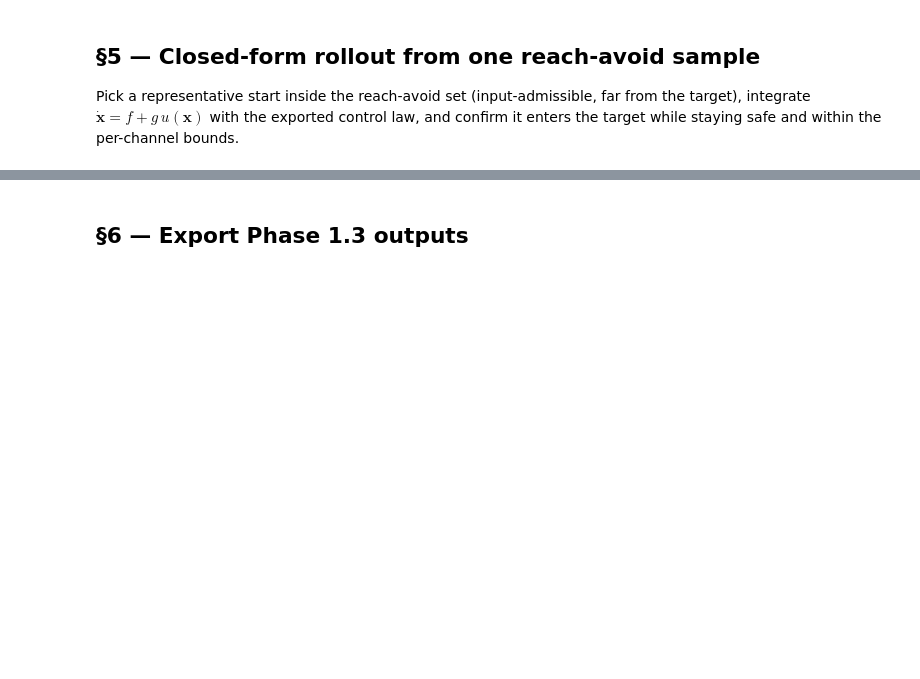
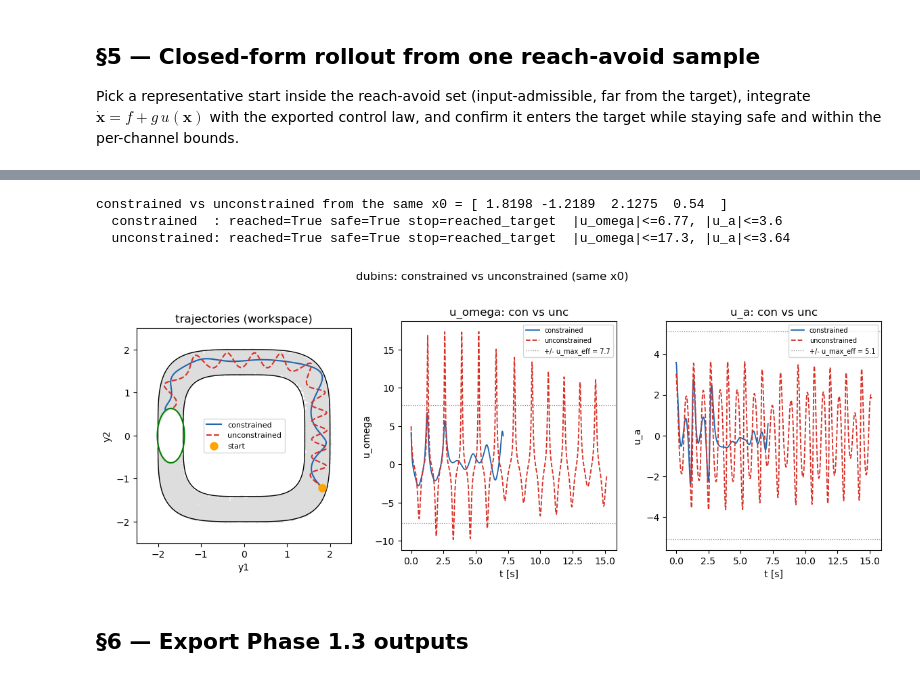
Before and after one commit to JianqiangDing/reach_avoid_backstepping_MPC, a Jupyter notebook: revision/controller_synthesis/dubins_synth.ipynb, the cells around one changed output, grey strips where cells are left out. Drawn from its saved outputs; the diff is of its cells as text; code cells hidden in the pictures; blank space fills up the shorter version.

```diff
--- a/revision/controller_synthesis/dubins_synth.ipynb
+++ b/revision/controller_synthesis/dubins_synth.ipynb
@@ -341,3 +392,62 @@ rollout start x0 = [ 1.8198 -1.2189  2.1275  0.54  ]  (trial-rollout pick; good
+# %%
+res_unc = synth_lib.simulate(SYS, cb_unc, x0, t_max=20)
+print("constrained vs unconstrained from the same x0 =", np.round(x0, 4))
+for tag, r in [("constrained", res), ("unconstrained", res_unc)]:
+    mu_str = ", ".join(
+        f"|u_{ch}|<={r['max_abs_u'][k]:.3g}" for k, ch in enumerate(CHANNELS)
+    )
+    print(
+        f"  {tag:13s}: reached={r['reached']} safe={r['stayed_safe']} "
+        f"stop={r['stop_reason']:>14s}  {mu_str}"
+    )
+
+Yc = np.array(cb["h"](*res["X"].T)).reshape(2, -1)
+Yu = np.array(cb_unc["h"](*res_unc["X"].T)).reshape(2, -1)
+m = len(CHANNELS)
+fig, axes = plt.subplots(1, 1 + m, figsize=(5.0 + 3.4 * m, 4.6))
+ax = axes[0]
+ax.scatter(Y[0, ra], Y[1, ra], s=4, c="#dddddd")
+ax.contour(GY1, GY2, safe_f(GY1, GY2), levels=[0], colors="k", linewidths=1)
+ax.contour(GY1, GY2, targ_f(GY1, GY2), levels=[0], colors="g", linewidths=1.5)
+ax.plot(Yc[0], Yc[1], "-", c="#2166ac", lw=1.5, label="constrained")
+ax.plot(Yu[0], Yu[1], "--", c="#d73027", lw=1.5, label="unconstrained")
+ax.plot(Yc[0, 0], Yc[1, 0], "o", c="orange", ms=8, label="start")
+ax.set_xlabel("y1")
+ax.set_ylabel("y2")
+ax.set_aspect("equal")
+ax.legend(fontsize=8)
+ax.set_title("trajectories (workspace)")
+for k, ch in enumerate(CHANNELS):
+    ax = axes[1 + k]
+    ax.plot(res["t"], res["U"][k], "-", c="#2166ac", lw=1.3, label="constrained")
+    ax.plot(
+        res_unc["t"], res_unc["U"][k], "--", c="#d73027", lw=1.3, label="unconstrained"
+    )
+    ax.axhline(
+        U_MAX_EFF[k],
+        color="#888888",
+        ls=":",
+        lw=0.9,
+        label=f"+/- u_max_eff = {U_MAX_EFF[k]:g}",
+    )
+    ax.axhline(-U_MAX_EFF[k], color="#888888", ls=":", lw=0.9)
+    ax.set_xlabel("t [s]")
+    ax.set_ylabel(f"u_{ch}")
+    ax.legend(fontsize=7)
+    ax.set_title(f"u_{ch}: con vs unc")
+fig.suptitle(f"{EXAMPLE}: constrained vs unconstrained (same x0)", y=1.02)
+fig.tight_layout()
+fig.savefig(
+    os.path.join(REV_DATA, f"phase1_3_compare_{EXAMPLE}.png"),
+    dpi=130,
+    bbox_inches="tight",
+)
+plt.show()
+# %% [output]
+constrained vs unconstrained from the same x0 = [ 1.8198 -1.2189  2.1275  0.54  ]
+  constrained  : reached=True safe=True stop=reached_target  |u_omega|<=6.77, |u_a|<=3.6
+  unconstrained: reached=True safe=True stop=reached_target  |u_omega|<=17.3, |u_a|<=3.64
+[figure, added]
 # %% [markdown]
 ## §6 — Export Phase 1.3 outputs
 # %%
```
Also changed, not shown: parts of 9 cells of this notebook, 23 other files.
